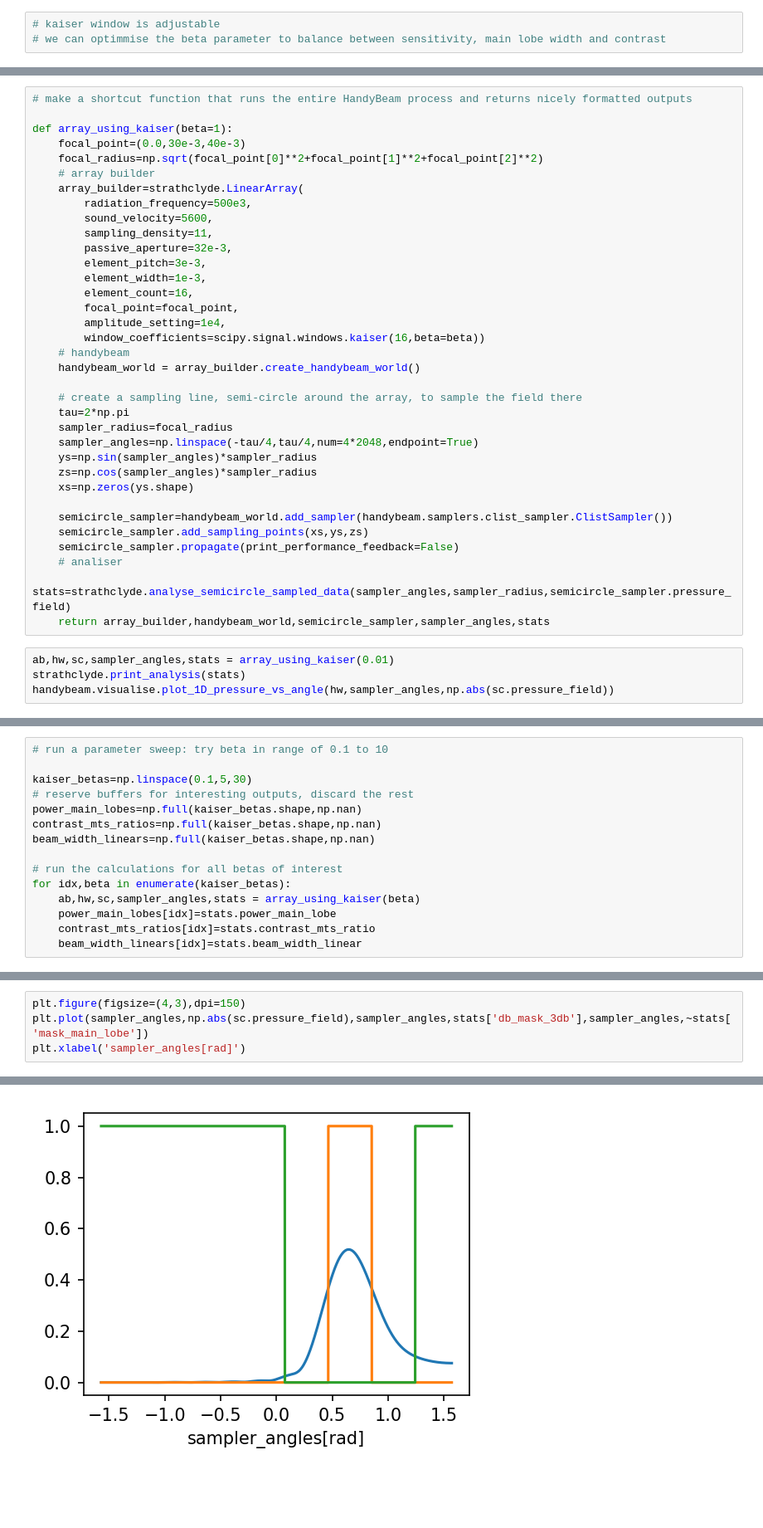
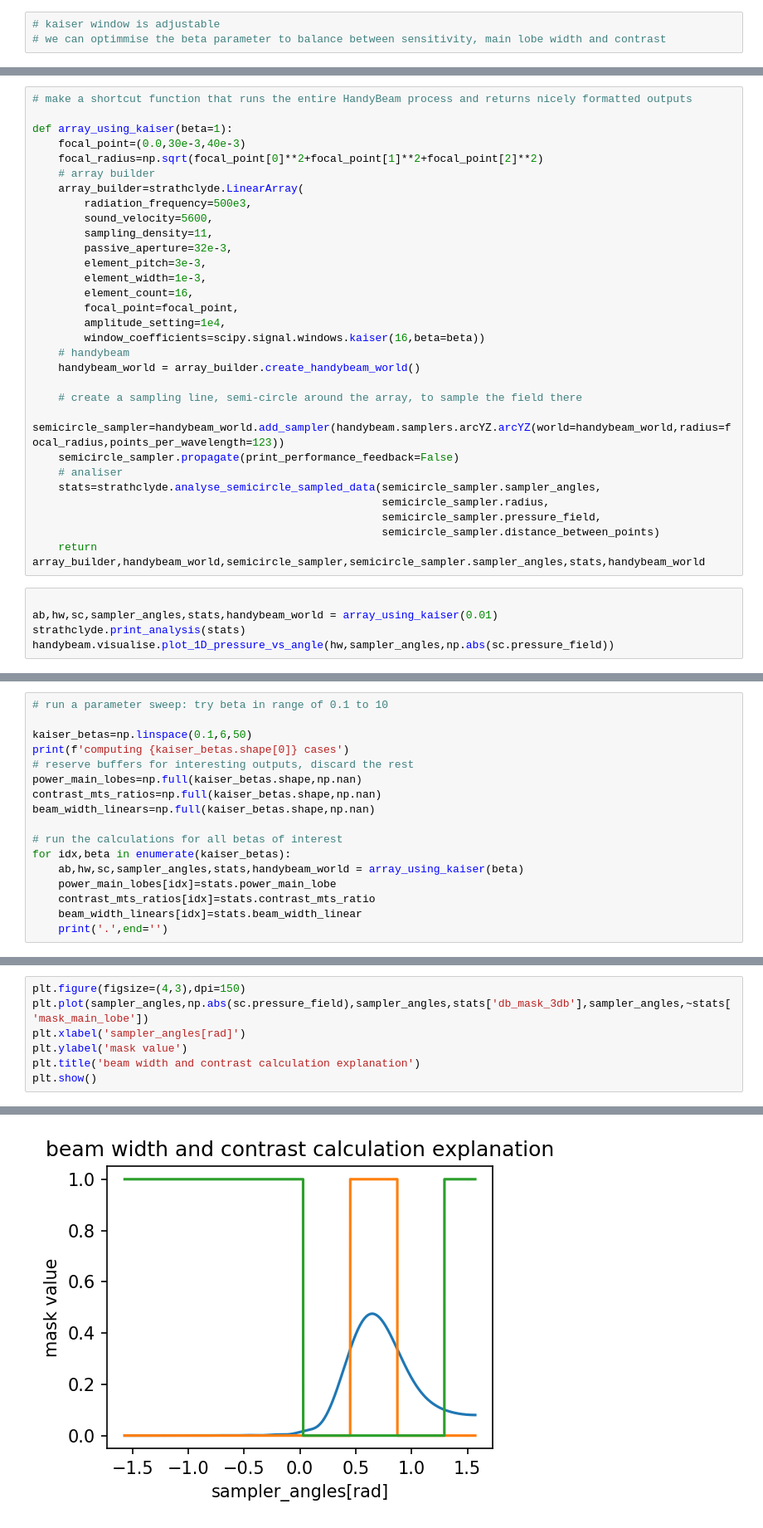
Before and after one commit to ultraleap/HandyBeam-Strathclyde, a Jupyter notebook: explore_kaiser_window.ipynb, the cells around one changed output, grey strips where cells are left out. Shown at 83% size. Saved outputs shown, nothing was run; the diff lists cells and outputs as text; blank space fills up the shorter version.

Commit message:
update - bugfixes, beautify examples, add arc sampler e.t.c.

```diff
--- a/explore_kaiser_window.ipynb
+++ b/explore_kaiser_window.ipynb
@@ -32,21 +36,17 @@ def array_using_kaiser(beta=1):
     handybeam_world = array_builder.create_handybeam_world()
 
     # create a sampling line, semi-circle around the array, to sample the field there
-    tau=2*np.pi
-    sampler_radius=focal_radius
-    sampler_angles=np.linspace(-tau/4,tau/4,num=4*2048,endpoint=True)
-    ys=np.sin(sampler_angles)*sampler_radius
-    zs=np.cos(sampler_angles)*sampler_radius
-    xs=np.zeros(ys.shape)
-
-    semicircle_sampler=handybeam_world.add_sampler(handybeam.samplers.clist_sampler.ClistSampler())
-    semicircle_sampler.add_sampling_points(xs,ys,zs)
+    semicircle_sampler=handybeam_world.add_sampler(handybeam.samplers.arcYZ.arcYZ(world=handybeam_world,radius=focal_radius,points_per_wavelength=123))
     semicircle_sampler.propagate(print_performance_feedback=False)
     # analiser
-    stats=strathclyde.analyse_semicircle_sampled_data(sampler_angles,sampler_radius,semicircle_sampler.pressure_field)
-    return array_builder,handybeam_world,semicircle_sampler,sampler_angles,stats
+    stats=strathclyde.analyse_semicircle_sampled_data(semicircle_sampler.sampler_angles,
+                                                      semicircle_sampler.radius,
+                                                      semicircle_sampler.pressure_field,
+                                                      semicircle_sampler.distance_between_points)
+    return array_builder,handybeam_world,semicircle_sampler,semicircle_sampler.sampler_angles,stats,handybeam_world
 # %%
-ab,hw,sc,sampler_angles,stats = array_using_kaiser(0.01)
+
+ab,hw,sc,sampler_angles,stats,handybeam_world = array_using_kaiser(0.01)
 strathclyde.print_analysis(stats)
 handybeam.visualise.plot_1D_pressure_vs_angle(hw,sampler_angles,np.abs(sc.pressure_field))
 # %% [output]
@@ -88,7 +65,8 @@ stats
 # %%
 # run a parameter sweep: try beta in range of 0.1 to 10
 
-kaiser_betas=np.linspace(0.1,5,30)
+kaiser_betas=np.linspace(0.1,6,50)
+print(f'computing {kaiser_betas.shape[0]} cases')
 # reserve buffers for interesting outputs, discard the rest
 power_main_lobes=np.full(kaiser_betas.shape,np.nan)
 contrast_mts_ratios=np.full(kaiser_betas.shape,np.nan)
@@ -96,7 +74,8 @@ beam_width_linears=np.full(kaiser_betas.shape,np.nan)
 
 # run the calculations for all betas of interest
 for idx,beta in enumerate(kaiser_betas):
-    ab,hw,sc,sampler_angles,stats = array_using_kaiser(beta)
+    ab,hw,sc,sampler_angles,stats,handybeam_world = array_using_kaiser(beta)
     power_main_lobes[idx]=stats.power_main_lobe
     contrast_mts_ratios[idx]=stats.contrast_mts_ratio
     beam_width_linears[idx]=stats.beam_width_linear
+    print('.',end='')
@@ -127,4 +153,7 @@ plt.grid(True)
 plt.figure(figsize=(4,3),dpi=150)
 plt.plot(sampler_angles,np.abs(sc.pressure_field),sampler_angles,stats['db_mask_3db'],sampler_angles,~stats['mask_main_lobe'])
 plt.xlabel('sampler_angles[rad]')
+plt.ylabel('mask value')
+plt.title('beam width and contrast calculation explanation')
+plt.show()
 # %% [output]
@@ -132 +160 @@ Text(0.5,0,'sampler_angles[rad]')
-[figure, old version]
+[figure, new version]
```
Also changed, not shown: parts of 15 cells of this notebook, 4 other files.
